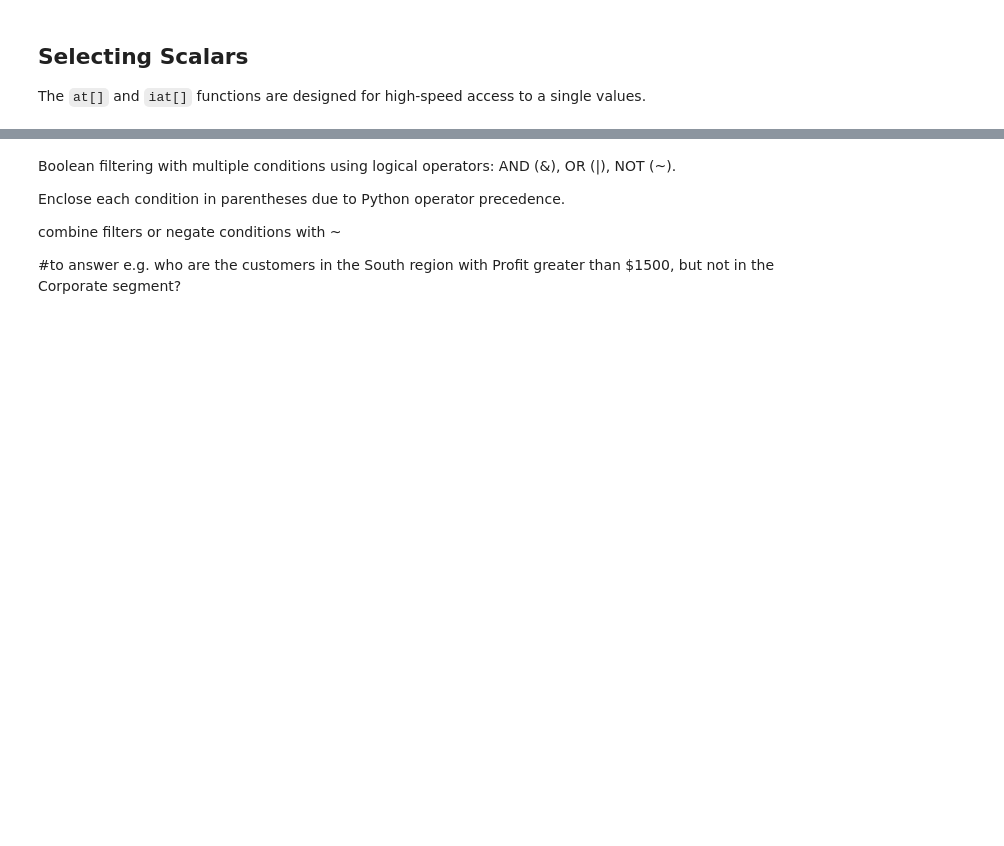
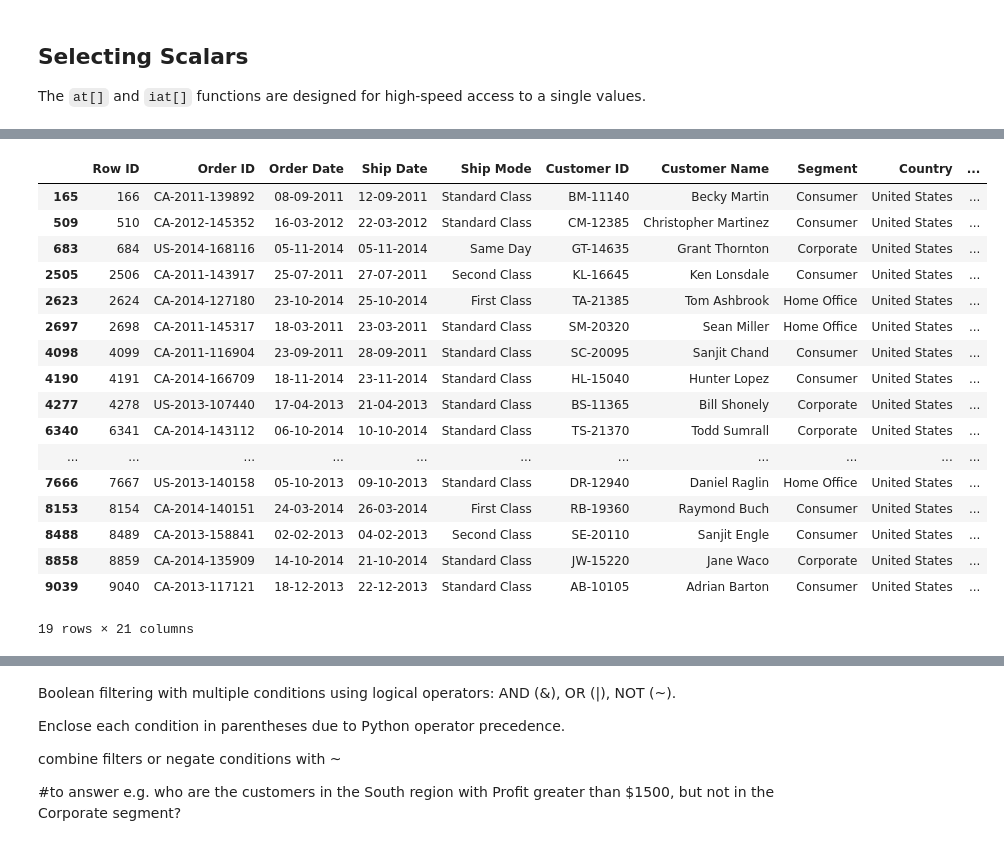
Before and after one commit to MaCoZu/Python, a Jupyter notebook: NOTEBOOKS/pandas/00_Introduction_to_Pandas.ipynb, the cells around one changed output, grey strips where cells are left out. Cells and saved outputs as stored; diff of their text form; code cells hidden in the pictures; blank space fills up the shorter version.

```diff
--- a/NOTEBOOKS/pandas/00_Introduction_to_Pandas.ipynb
+++ b/NOTEBOOKS/pandas/00_Introduction_to_Pandas.ipynb
@@ -367,5 +427,26 @@ df.iat[0, 3]                   # get value at row 0, column position 3
 # %%
 ## Boolean Indexing & Advanced Filtering
+# %%
+df[~(df["Sales"] < 5000.0)]
+# %% [output]
+|  | Row ID | Order ID | Order Date | Ship Date | Ship Mode | Customer ID | Customer Name | Segment | Country | ... |
+| 165 | 166 | CA-2011-139892 | 08-09-2011 | 12-09-2011 | Standard Class | BM-11140 | Becky Martin | Consumer | United States | ... |
+| 509 | 510 | CA-2012-145352 | 16-03-2012 | 22-03-2012 | Standard Class | CM-12385 | Christopher Martinez | Consumer | United States | ... |
+| 683 | 684 | US-2014-168116 | 05-11-2014 | 05-11-2014 | Same Day | GT-14635 | Grant Thornton | Corporate | United States | ... |
+| 2505 | 2506 | CA-2011-143917 | 25-07-2011 | 27-07-2011 | Second Class | KL-16645 | Ken Lonsdale | Consumer | United States | ... |
+| 2623 | 2624 | CA-2014-127180 | 23-10-2014 | 25-10-2014 | First Class | TA-21385 | Tom Ashbrook | Home Office | United States | ... |
+| 2697 | 2698 | CA-2011-145317 | 18-03-2011 | 23-03-2011 | Standard Class | SM-20320 | Sean Miller | Home Office | United States | ... |
+| 4098 | 4099 | CA-2011-116904 | 23-09-2011 | 28-09-2011 | Standard Class | SC-20095 | Sanjit Chand | Consumer | United States | ... |
+| 4190 | 4191 | CA-2014-166709 | 18-11-2014 | 23-11-2014 | Standard Class | HL-15040 | Hunter Lopez | Consumer | United States | ... |
+| 4277 | 4278 | US-2013-107440 | 17-04-2013 | 21-04-2013 | Standard Class | BS-11365 | Bill Shonely | Corporate | United States | ... |
+| 6340 | 6341 | CA-2014-143112 | 06-10-2014 | 10-10-2014 | Standard Class | TS-21370 | Todd Sumrall | Corporate | United States | ... |
+| ... | ... | ... | ... | ... | ... | ... | ... | ... | ... | ... |
+| 7666 | 7667 | US-2013-140158 | 05-10-2013 | 09-10-2013 | Standard Class | DR-12940 | Daniel Raglin | Home Office | United States | ... |
+| 8153 | 8154 | CA-2014-140151 | 24-03-2014 | 26-03-2014 | First Class | RB-19360 | Raymond Buch | Consumer | United States | ... |
+| 8488 | 8489 | CA-2013-158841 | 02-02-2013 | 04-02-2013 | Second Class | SE-20110 | Sanjit Engle | Consumer | United States | ... |
+| 8858 | 8859 | CA-2014-135909 | 14-10-2014 | 21-10-2014 | Standard Class | JW-15220 | Jane Waco | Corporate | United States | ... |
+| 9039 | 9040 | CA-2013-117121 | 18-12-2013 | 22-12-2013 | Standard Class | AB-10105 | Adrian Barton | Consumer | United States | ... |
+19 rows × 21 columns
 # %%
 # boolean filter: Orders with Sales greater than $500
 high_sales_mask = df["Sales"] > 1500.0
```
Also changed, not shown: parts of 30 cells of this notebook, 4 other files.
